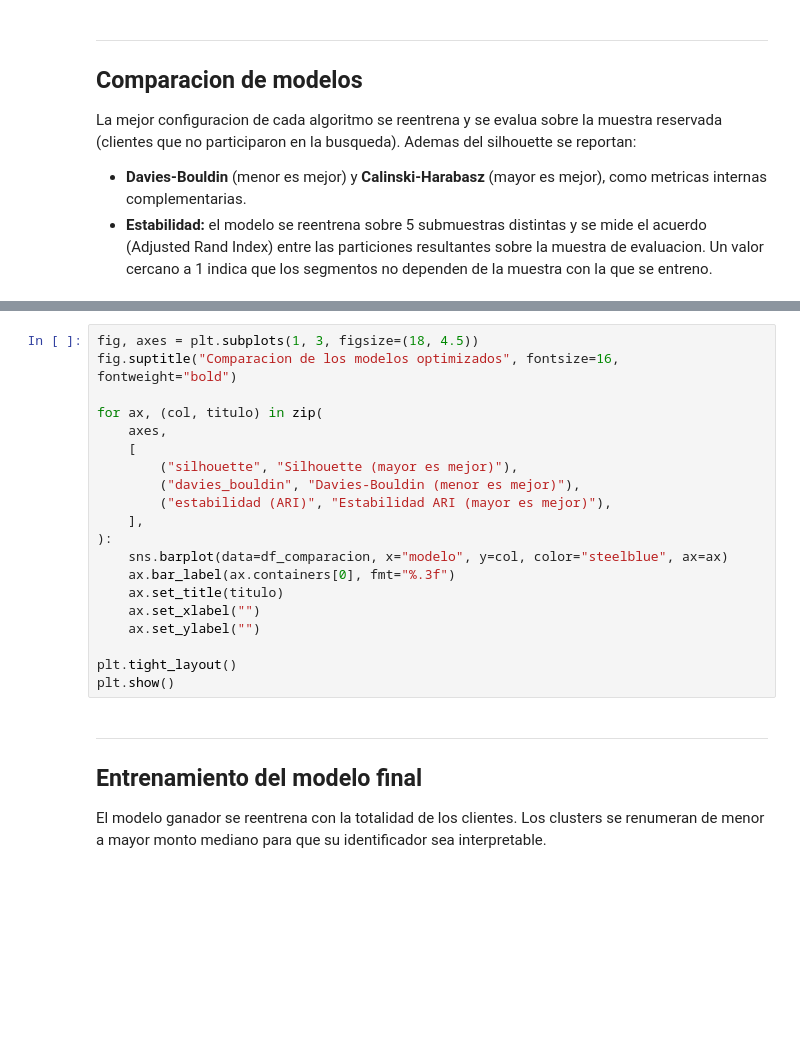
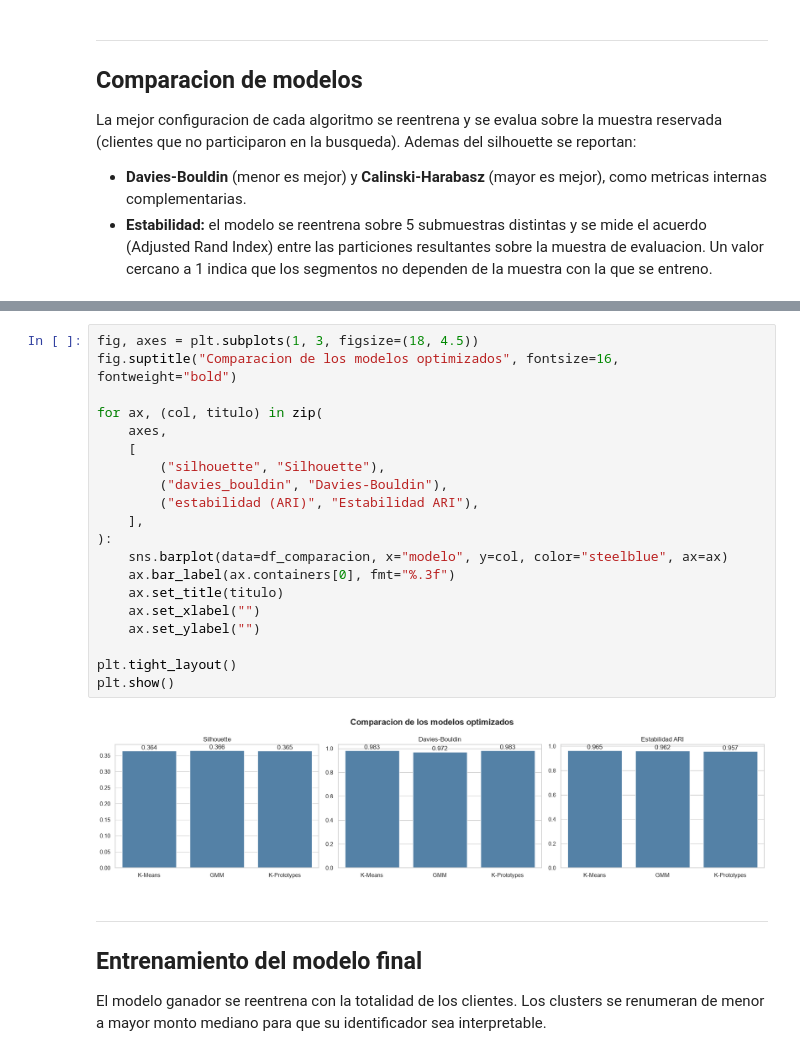
Before and after one commit to Zaprovic/proyecto-optimizacion-ia, a Jupyter notebook: src/main.ipynb, the cells around one changed output, grey strips where cells are left out. Cells and saved outputs as stored; diff of their text form; blank space fills up the shorter version.

```diff
--- a/src/main.ipynb
+++ b/src/main.ipynb
@@ -638,23 +674,25 @@ with pd.option_context("display.max_colwidth", None):
 # %%
 fig, axes = plt.subplots(1, 3, figsize=(18, 4.5))
 fig.suptitle("Comparacion de los modelos optimizados", fontsize=16, fontweight="bold")
 
 for ax, (col, titulo) in zip(
     axes,
     [
-        ("silhouette", "Silhouette (mayor es mejor)"),
-        ("davies_bouldin", "Davies-Bouldin (menor es mejor)"),
-        ("estabilidad (ARI)", "Estabilidad ARI (mayor es mejor)"),
+        ("silhouette", "Silhouette"),
+        ("davies_bouldin", "Davies-Bouldin"),
+        ("estabilidad (ARI)", "Estabilidad ARI"),
     ],
 ):
     sns.barplot(data=df_comparacion, x="modelo", y=col, color="steelblue", ax=ax)
     ax.bar_label(ax.containers[0], fmt="%.3f")
     ax.set_title(titulo)
     ax.set_xlabel("")
     ax.set_ylabel("")
 
 plt.tight_layout()
 plt.show()
+# %% [output]
+[figure, added]
 # %% [markdown]
 ---
 
```
Also changed, not shown: parts of 21 cells of this notebook.
